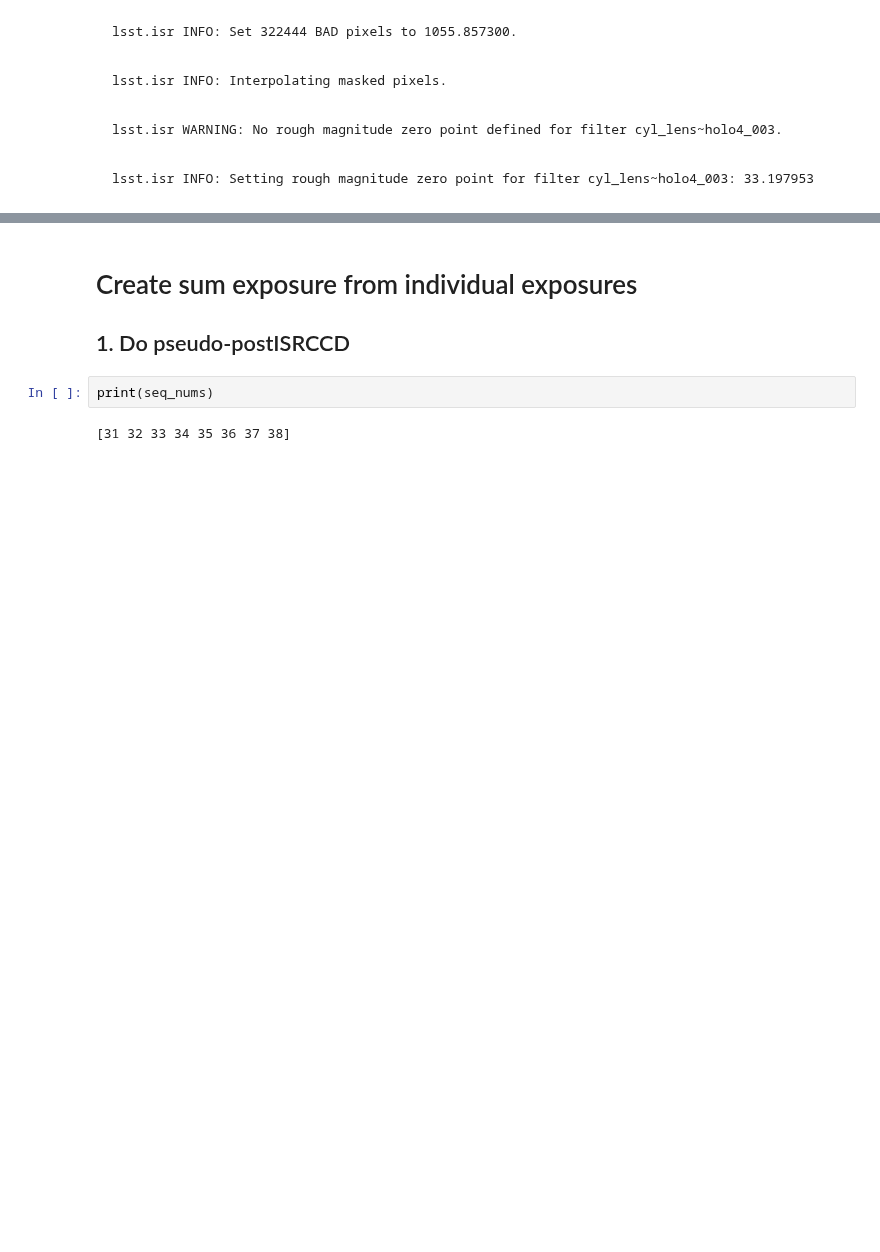
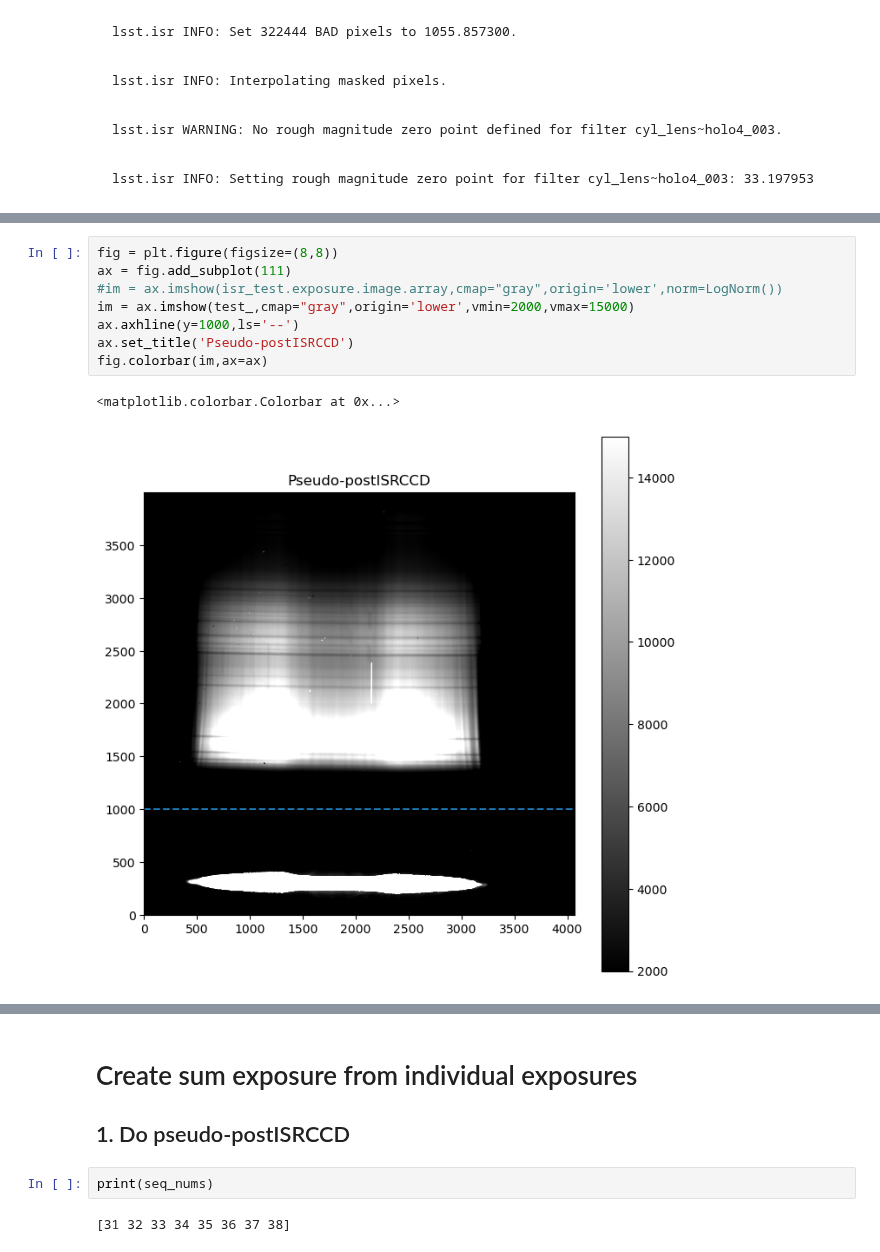
Before and after one commit to mrmonroy/AuxTel_summit_tests_2023, a Jupyter notebook: special_flats_cyl_lens/retrieve_and_analyse_cyl_lens_flats_20230914.ipynb, the cells around one changed output, grey strips where cells are left out. Drawn from its saved outputs; the diff is of its cells as text; blank space fills up the shorter version.

```diff
--- a/special_flats_cyl_lens/retrieve_and_analyse_cyl_lens_flats_20230914.ipynb
+++ b/special_flats_cyl_lens/retrieve_and_analyse_cyl_lens_flats_20230914.ipynb
@@ -276,0 +320,11 @@ fig.colorbar(im,ax=ax)
+# %%
+fig = plt.figure(figsize=(8,8))
+ax = fig.add_subplot(111)
+#im = ax.imshow(isr_test.exposure.image.array,cmap="gray",origin='lower',norm=LogNorm())
+im = ax.imshow(test_,cmap="gray",origin='lower',vmin=2000,vmax=15000)
+ax.axhline(y=1000,ls='--')
+ax.set_title('Pseudo-postISRCCD')
+fig.colorbar(im,ax=ax)
+# %% [output]
+<matplotlib.colorbar.Colorbar at 0x...>
+[figure, added]
```
Also changed, not shown: parts of 23 cells of this notebook.
